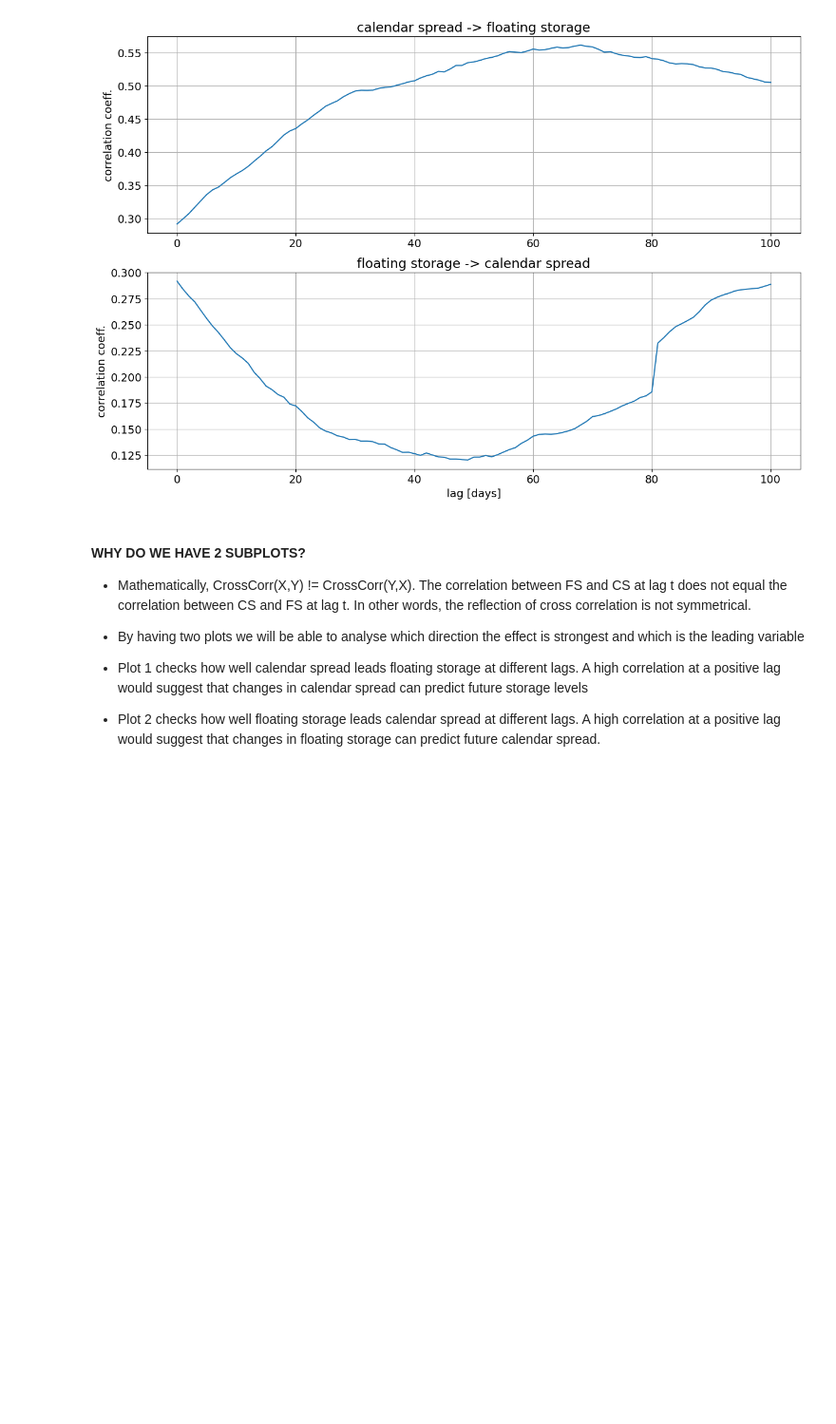
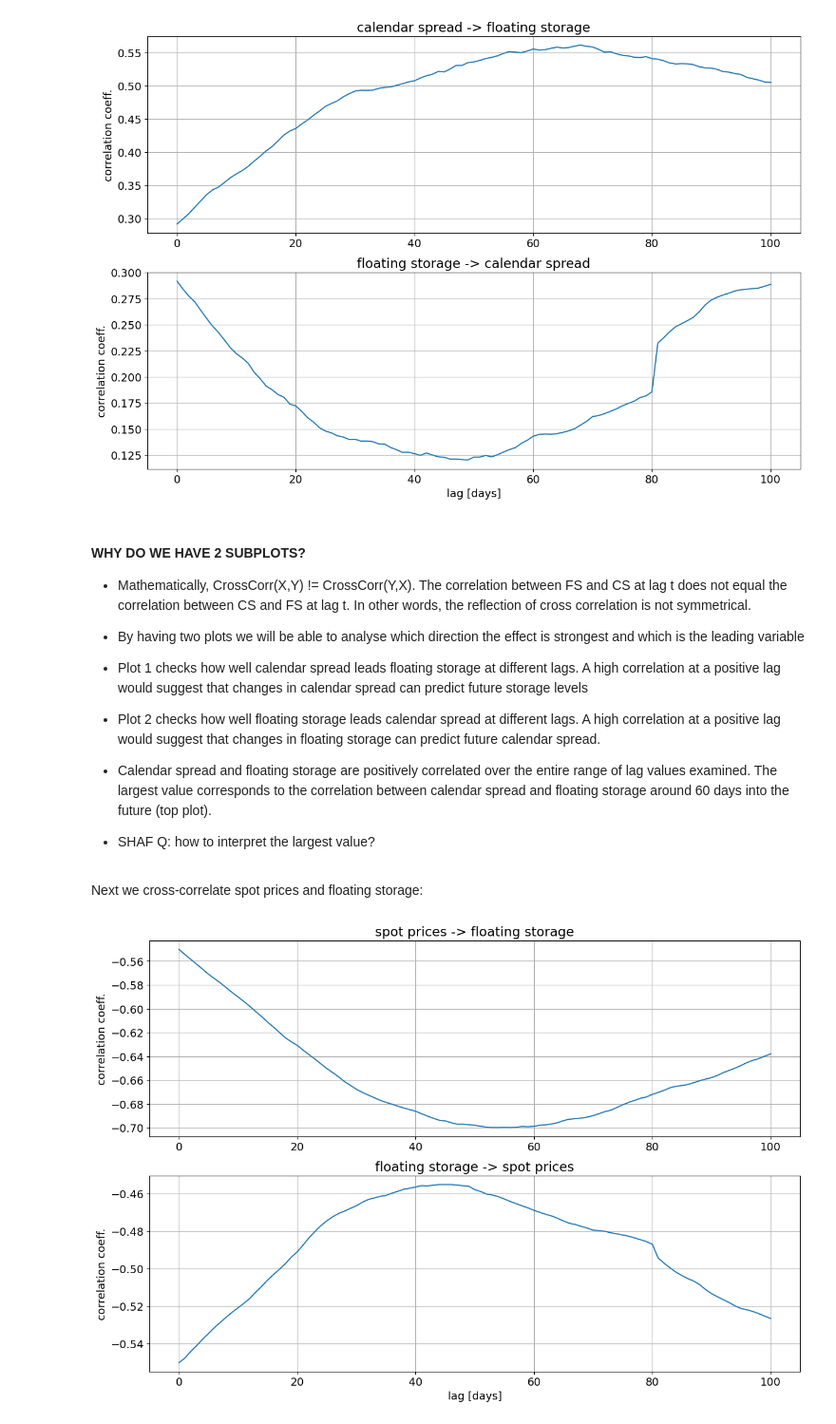
Before and after one commit to S-Dassou/crude_analysis_project, a Jupyter notebook: crude_fs_analysis.ipynb, the cells around one changed output. Shown at 95% size. Saved outputs shown, nothing was run; the diff lists cells and outputs as text; code cells hidden in the pictures; blank space fills up the shorter version.

```diff
--- a/crude_fs_analysis.ipynb
+++ b/crude_fs_analysis.ipynb
@@ -237,3 +238,12 @@ plot_crosscorr(calendar_spread, floating_storage, maxlag=MAXLAG, label_x='calend
 
 - Plot 1 checks how well calendar spread leads floating storage at different lags. A high correlation at a positive lag would suggest that changes in calendar spread can predict future storage levels
 - Plot 2 checks how well floating storage leads calendar spread at different lags. A high correlation at a positive lag would suggest that changes in floating storage can predict future calendar spread.
+
+- Calendar spread and floating storage are positively correlated over the entire range of lag values examined. The largest value corresponds to the correlation between calendar spread and floating storage around 60 days into the future (top plot).
+- SHAF Q: how to interpret the largest value?
+# %% [markdown]
+Next we cross-correlate spot prices and floating storage:
+# %%
+plot_crosscorr(spot_prices, floating_storage, maxlag=MAXLAG, label_x='spot prices', label_y='floating storage')
+# %% [output]
+[figure, added]
```
Also changed, not shown: parts of 27 cells of this notebook, 2 other files.
